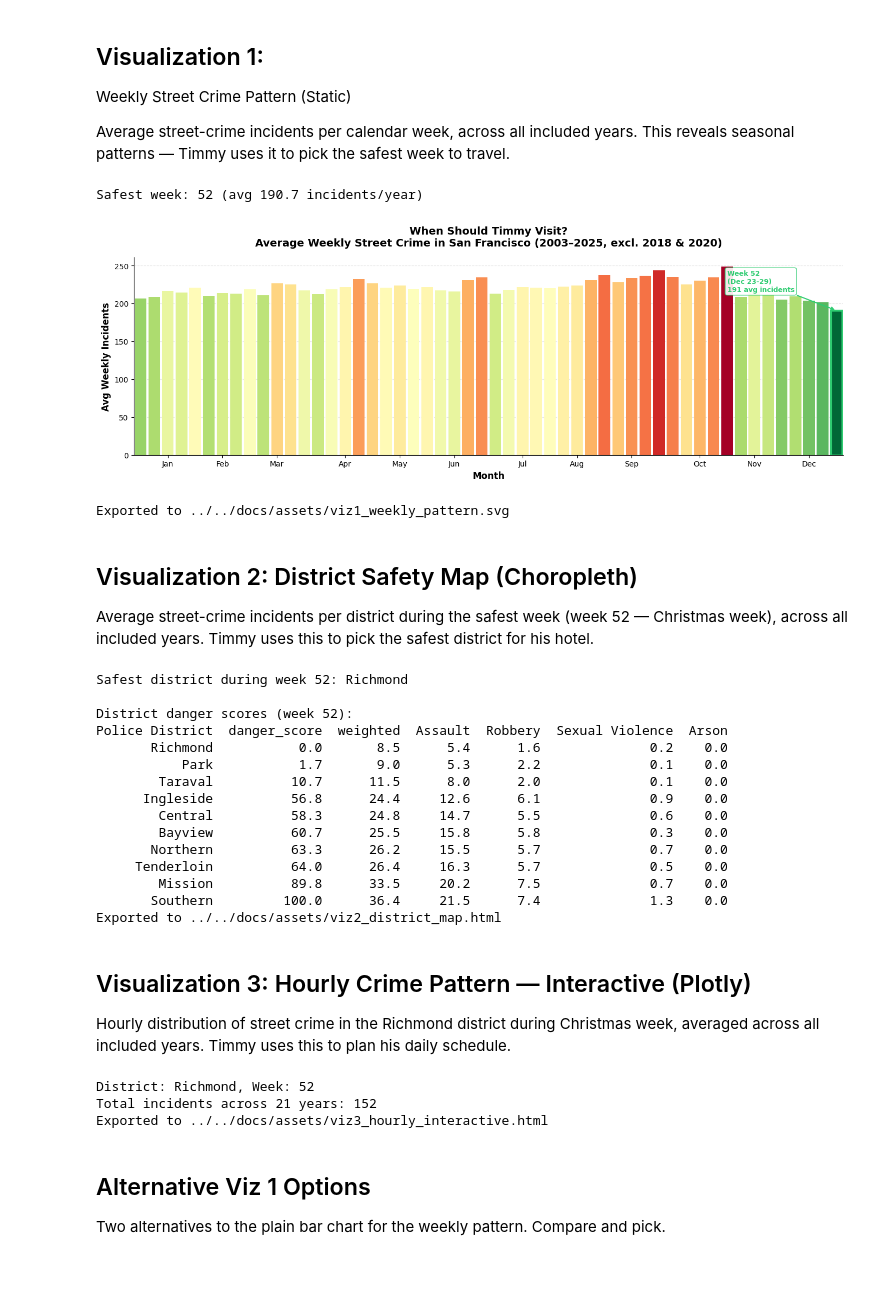
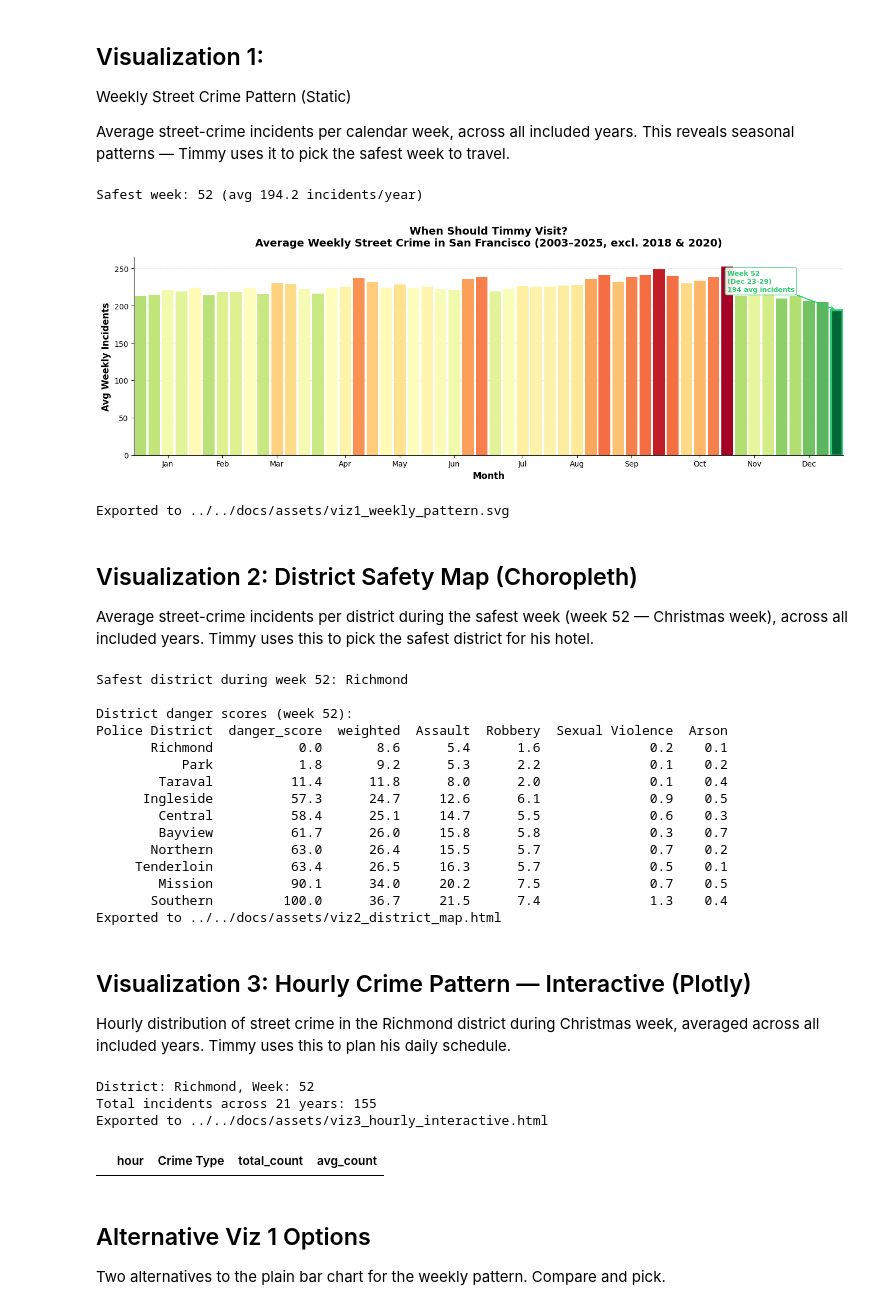
Before and after one commit to Aryan-Mi/dtu-social-data-assignments, a Jupyter notebook: assignment-2/notebooks/visualizations.ipynb, the cells around one changed output. Saved outputs shown, nothing was run; the diff lists cells and outputs as text; code cells hidden in the pictures; blank space fills up the shorter version.

Commit message:
Update visualization 3 to include Arson

```diff
--- a/assignment-2/notebooks/visualizations.ipynb
+++ b/assignment-2/notebooks/visualizations.ipynb
@@ -21,7 +21,7 @@ import os
 merged_df = pd.read_csv("../../data/sf_crime_merged.csv")
 merged_df["Incident Date"] = pd.to_datetime(merged_df["Incident Date"])
 
-STREET_CRIME_CATEGORIES = ["Assault", "Robbery", "Rape", "Sex Offense"]
+STREET_CRIME_CATEGORIES = ["Assault", "Robbery", "Rape", "Sex Offense", "Arson"]
 
 street_df = merged_df[
     merged_df["Unified Category"].isin(STREET_CRIME_CATEGORIES)
@@ -45,6 +45,5 @@ os.makedirs(EXPORT_DIR, exist_ok=True)
 
 n_years = street_df["year"].nunique()
 print(f"Street crime incidents: {len(street_df):,}")
-print(f"Years included ({n_years}): {sorted(street_df['year'].unique())}")
 print(f"Crime categories: {STREET_CRIME_CATEGORIES}")
 # %% [output]
@@ -144,7 +142,7 @@ plt.savefig(f"{EXPORT_DIR}/viz1_weekly_pattern.png", bbox_inches="tight", dpi=15
 plt.show()
 print(f"Exported to {EXPORT_DIR}/viz1_weekly_pattern.svg")
 # %% [output]
-Safest week: 52 (avg 190.7 incidents/year)
+Safest week: 52 (avg 194.2 incidents/year)
 [figure]
 Exported to ../../docs/assets/viz1_weekly_pattern.svg
 # %% [markdown]
@@ -172,8 +170,10 @@ week_df = df_map[
 
 # Pivot: avg incidents per crime type per district
 dist_pivot = (
-    week_df.groupby(["Police District", "Unified Category"]).size()
-    .unstack(fill_value=0) / n_years
+    week_df.groupby(["Police District", "Unified Category"])
+    .size()
+    .unstack(fill_value=0)
+    / n_years
 )
 for c in CRIMES_EXP:
     if c not in dist_pivot.columns:
@@ -188,17 +188,31 @@ district_avg = dist_pivot.reset_index()
 district_avg.columns.name = None
 district_avg["district_upper"] = district_avg["Police District"].str.upper()
 
-safest_district = district_avg.loc[district_avg["danger_score"].idxmin(), "Police District"]
+safest_district = district_avg.loc[
+    district_avg["danger_score"].idxmin(), "Police District"
+]
 print(f"Safest district during week {safest_week}: {safest_district}")
 print(f"\nDistrict danger scores (week {safest_week}):")
 print(
     district_avg.sort_values("danger_score")[
-        ["Police District", "danger_score", "weighted", "Assault", "Robbery", "Sexual Violence", "Arson"]
-    ].round(1).to_string(index=False)
+        [
+            "Police District",
+            "danger_score",
+            "weighted",
+            "Assault",
+            "Robbery",
+            "Sexual Violence",
+            "Arson",
+        ]
+    ]
+    .round(1)
+    .to_string(index=False)
 )
 
 # ── Load GeoJSON ──────────────────────────────────────────────────────────────
-GEOJSON_URL = "https://raw.githubusercontent.com/suneman/socialdata2025/main/files/sfpd.geojson"
+GEOJSON_URL = (
+    "https://raw.githubusercontent.com/suneman/socialdata2025/main/files/sfpd.geojson"
+)
 with urllib.request.urlopen(GEOJSON_URL) as response:
     geojson = json.load(response)
 
@@ -210,16 +224,16 @@ fig = px.choropleth_map(
     featureidkey="properties.DISTRICT",
     color="danger_score",
     color_continuous_scale=[
-        [0.0,  "#2ecc71"],   # 0  = safest  = green
-        [0.5,  "#f39c12"],   # 50 = mid     = amber
-        [1.0,  "#e74c3c"],   # 100= danger  = red
+        [0.0, "#2ecc71"],  # 0  = safest  = green
+        [0.5, "#f39c12"],  # 50 = mid     = amber
+        [1.0, "#e74c3c"],  # 100= danger  = red
     ],
     range_color=[0, 100],
     map_style="carto-positron",
     zoom=11,
     center={"lat": 37.757, "lon": -122.449},
     opacity=0.75,
-    labels={"danger_score": "Danger Score (0–100)", "district_upper": "District"},
+    labels={"danger_score": "Danger Score (0-100)", "district_upper": "District"},
     title=f"Where Should Timmy Stay?<br><sub>District Danger Score During Christmas Week (Week {safest_week})</sub>",
     hover_data={
         "Police District": True,
@@ -247,16 +261,16 @@ Safest district during week 52: Richmond
 
 District danger scores (week 52):
 Police District  danger_score  weighted  Assault  Robbery  Sexual Violence  Arson
-       Richmond           0.0       8.5      5.4      1.6              0.2    0.0
-           Park           1.7       9.0      5.3      2.2              0.1    0.0
-        Taraval          10.7      11.5      8.0      2.0              0.1    0.0
-      Ingleside          56.8      24.4     12.6      6.1              0.9    0.0
-        Central          58.3      24.8     14.7      5.5              0.6    0.0
-        Bayview          60.7      25.5     15.8      5.8              0.3    0.0
-       Northern          63.3      26.2     15.5      5.7              0.7    0.0
-     Tenderloin          64.0      26.4     16.3      5.7              0.5    0.0
-        Mission          89.8      33.5     20.2      7.5              0.7    0.0
-       Southern         100.0      36.4     21.5      7.4              1.3    0.0
+       Richmond           0.0       8.6      5.4      1.6              0.2    0.1
+           Park           1.8       9.2      5.3      2.2              0.1    0.2
+        Taraval          11.4      11.8      8.0      2.0              0.1    0.4
+      Ingleside          57.3      24.7     12.6      6.1              0.9    0.5
+        Central          58.4      25.1     14.7      5.5              0.6    0.3
+        Bayview          61.7      26.0     15.8      5.8              0.3    0.7
+       Northern          63.0      26.4     15.5      5.7              0.7    0.2
+     Tenderloin          63.4      26.5     16.3      5.7              0.5    0.1
+        Mission          90.1      34.0     20.2      7.5              0.7    0.5
+       Southern         100.0      36.7     21.5      7.4              1.3    0.4
 Exported to ../../docs/assets/viz2_district_map.html
 # %% [markdown]
 ## Visualization 3: Hourly Crime Pattern — Interactive (Plotly)
@@ -285,12 +299,10 @@ hourly_by_type["avg_count"] = hourly_by_type["total_count"] / n_years
 hourly_by_type = hourly_by_type.rename(columns={"Unified Category": "Crime Type"})
 
 # ── Color palette ────────────────────────────────────────────────────────────
-crime_colors = {
-    "Assault": "#e74c3c",
-    "Robbery": "#f39c12",
-    "Rape": "#8e44ad",
-    "Sex Offense": "#2c3e50",
-}
+palette = px.colors.qualitative.G10
+crime_colors = dict(
+    zip(STREET_CRIME_CATEGORIES, palette[: len(STREET_CRIME_CATEGORIES)])
+)
 
 # ── Build interactive figure ─────────────────────────────────────────────────
 fig = go.Figure()
@@ -355,8 +367,12 @@ fig.write_html(f"{EXPORT_DIR}/viz3_hourly_interactive.html", include_plotlyjs="c
 print(f"Exported to {EXPORT_DIR}/viz3_hourly_interactive.html")
 # %% [output]
 District: Richmond, Week: 52
-Total incidents across 21 years: 152
+Total incidents across 21 years: 155
 Exported to ../../docs/assets/viz3_hourly_interactive.html
+# %%
+hourly_by_type[hourly_by_type["Crime Type"] == "Sex Offense"]
+# %% [output]
+|  | hour | Crime Type | total_count | avg_count |
 # %% [markdown]
 ## Alternative Viz 1 Options
 
```
Also changed, not shown: parts of 2 cells of this notebook, 7 other files.
